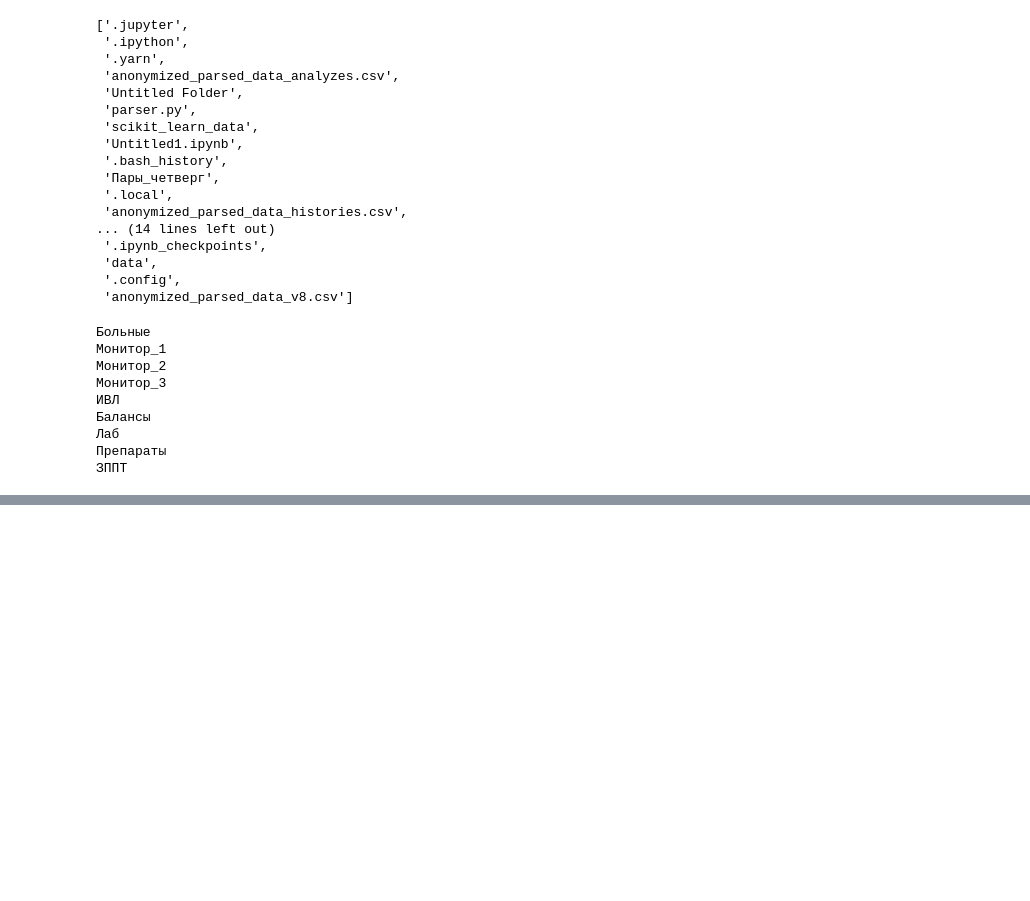
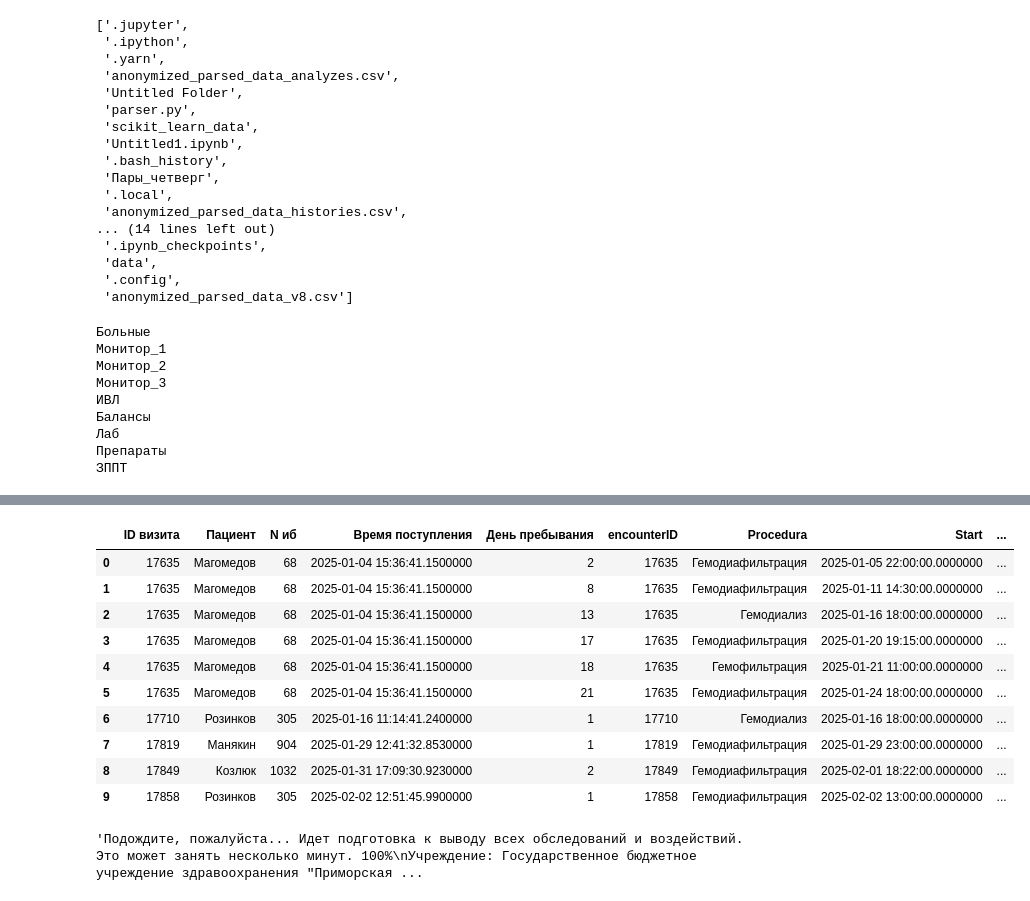
Before and after one commit to aaddssww156/phd, a Jupyter notebook: notebooks/time_series/experiments/test.ipynb, the cells around one changed output, grey strips where cells are left out. Drawn from its saved outputs; the diff is of its cells as text; code cells hidden in the pictures; blank space fills up the shorter version.

```diff
--- a/notebooks/time_series/experiments/test.ipynb
+++ b/notebooks/time_series/experiments/test.ipynb
@@ -41,0 +60,14 @@ data["Монитор_3"].to_excel("./data_raw/data-timeseries_test.xlsx")
+# %%
+data["ЗППТ"].head(10)
+# %% [output]
+|  | ID визита | Пациент | N иб | Время поступления | День пребывания | encounterID | Procedura | Start | ... |
+| 0 | 17635 | Магомедов | 68 | 2025-01-04 15:36:41.1500000 | 2 | 17635 | Гемодиафильтрация | 2025-01-05 22:00:00.0000000 | ... |
+| 1 | 17635 | Магомедов | 68 | 2025-01-04 15:36:41.1500000 | 8 | 17635 | Гемодиафильтрация | 2025-01-11 14:30:00.0000000 | ... |
+| 2 | 17635 | Магомедов | 68 | 2025-01-04 15:36:41.1500000 | 13 | 17635 | Гемодиализ | 2025-01-16 18:00:00.0000000 | ... |
+| 3 | 17635 | Магомедов | 68 | 2025-01-04 15:36:41.1500000 | 17 | 17635 | Гемодиафильтрация | 2025-01-20 19:15:00.0000000 | ... |
+| 4 | 17635 | Магомедов | 68 | 2025-01-04 15:36:41.1500000 | 18 | 17635 | Гемофильтрация | 2025-01-21 11:00:00.0000000 | ... |
+| 5 | 17635 | Магомедов | 68 | 2025-01-04 15:36:41.1500000 | 21 | 17635 | Гемодиафильтрация | 2025-01-24 18:00:00.0000000 | ... |
+| 6 | 17710 | Розинков | 305 | 2025-01-16 11:14:41.2400000 | 1 | 17710 | Гемодиализ | 2025-01-16 18:00:00.0000000 | ... |
+| 7 | 17819 | Манякин | 904 | 2025-01-29 12:41:32.8530000 | 1 | 17819 | Гемодиафильтрация | 2025-01-29 23:00:00.0000000 | ... |
+| 8 | 17849 | Козлюк | 1032 | 2025-01-31 17:09:30.9230000 | 2 | 17849 | Гемодиафильтрация | 2025-02-01 18:22:00.0000000 | ... |
+| 9 | 17858 | Розинков | 305 | 2025-02-02 12:51:45.9900000 | 1 | 17858 | Гемодиафильтрация | 2025-02-02 13:00:00.0000000 | ... |
@@ -41,0 +76,4 @@ data["Монитор_3"].to_excel("./data_raw/data-timeseries_test.xlsx")
+# %%
+data["anonymized_text_data"].iloc[0]
+# %% [output]
+'Подождите, пожалуйста... Идет подготовка к выводу всех обследований и воздействий. Это может занять несколько минут. 100%\nУчреждение: Государственное бюджетное учреждение здравоохранения "Приморская ...
```
Also changed, not shown: parts of 3 cells of this notebook, 2 other files.
